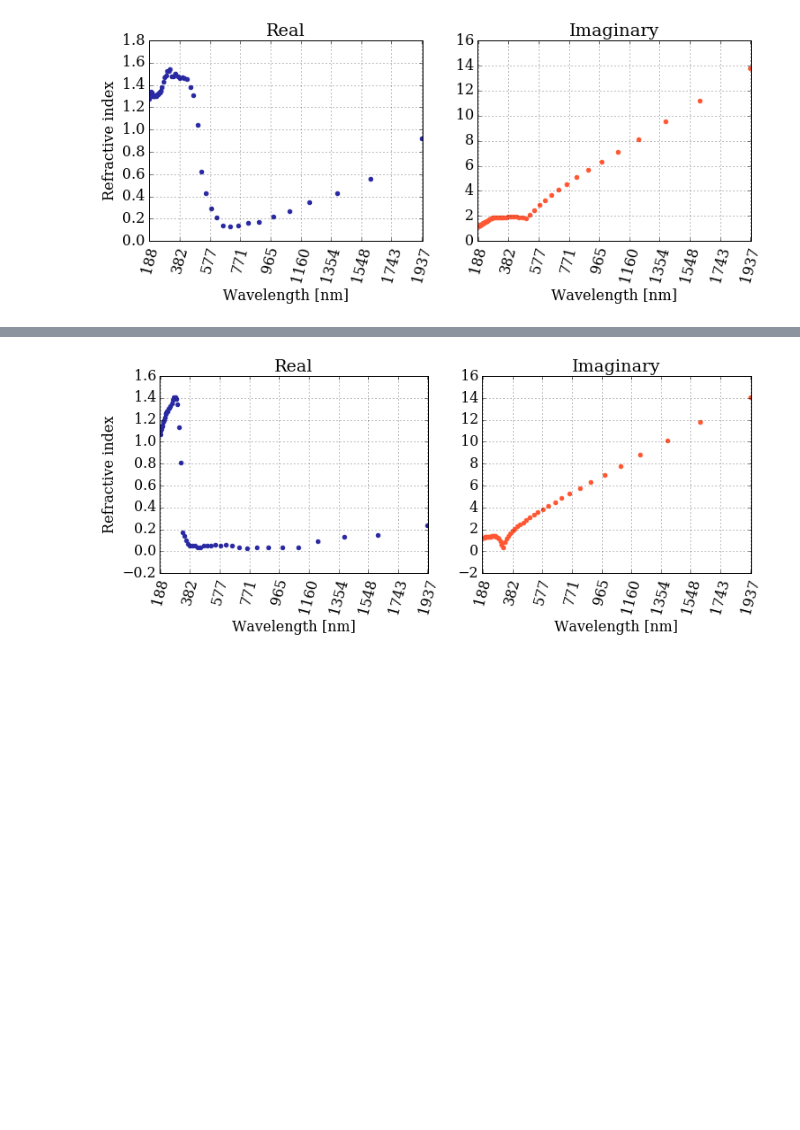
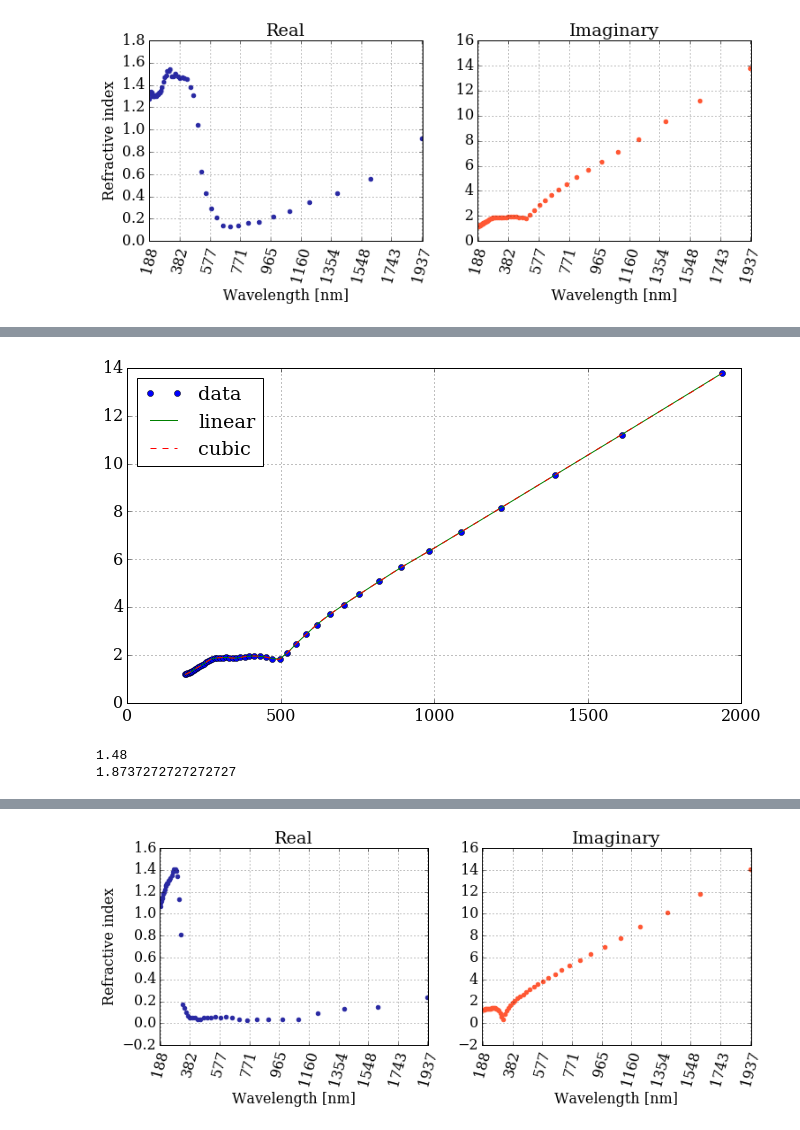
Before and after one commit to barbagroup/pygbe_lspr, a Jupyter notebook: data_interpolation.ipynb, the cells around one changed output, grey strips where cells are left out. Cells and saved outputs as stored; diff of their text form; code cells hidden in the pictures; blank space fills up the shorter version.

```diff
--- a/data_interpolation.ipynb
+++ b/data_interpolation.ipynb
@@ -80,0 +92,16 @@ plot_refrac(lambda_g, n_g, k_g)
+# %%
+pyplot.figure(figsize=(11,6))
+
+pyplot.plot(lambda_g, k_g, 'o', lambda_g_new, gold_imag_LI(lambda_g_new), '-', lambda_g_new, gold_imag_CI(lambda_g_new), '--')
+pyplot.legend(['data', 'linear', 'cubic'], loc='best')
+#pyplot.xlim(150, 700) #uncomment this to check that cubic is not worth it
+pyplot.grid()
+# %% [output]
+[figure, added]
+# %%
+#it returns quite the same than chris interpolation (linear)
+print(gold_real_LI(340))
+print(gold_imag_LI(340))
+# %% [output]
+1.48
+1.8737272727272727
```
Also changed, not shown: parts of 26 cells of this notebook.
